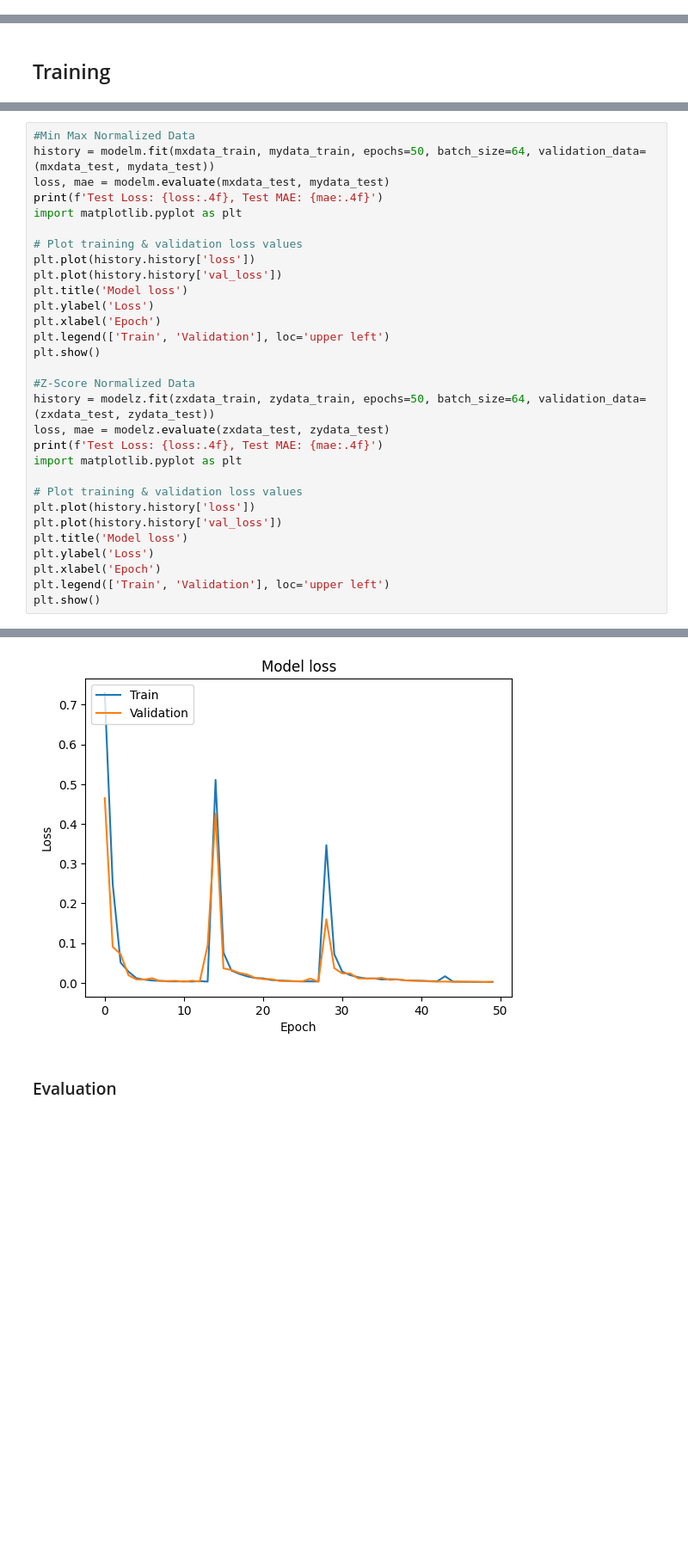
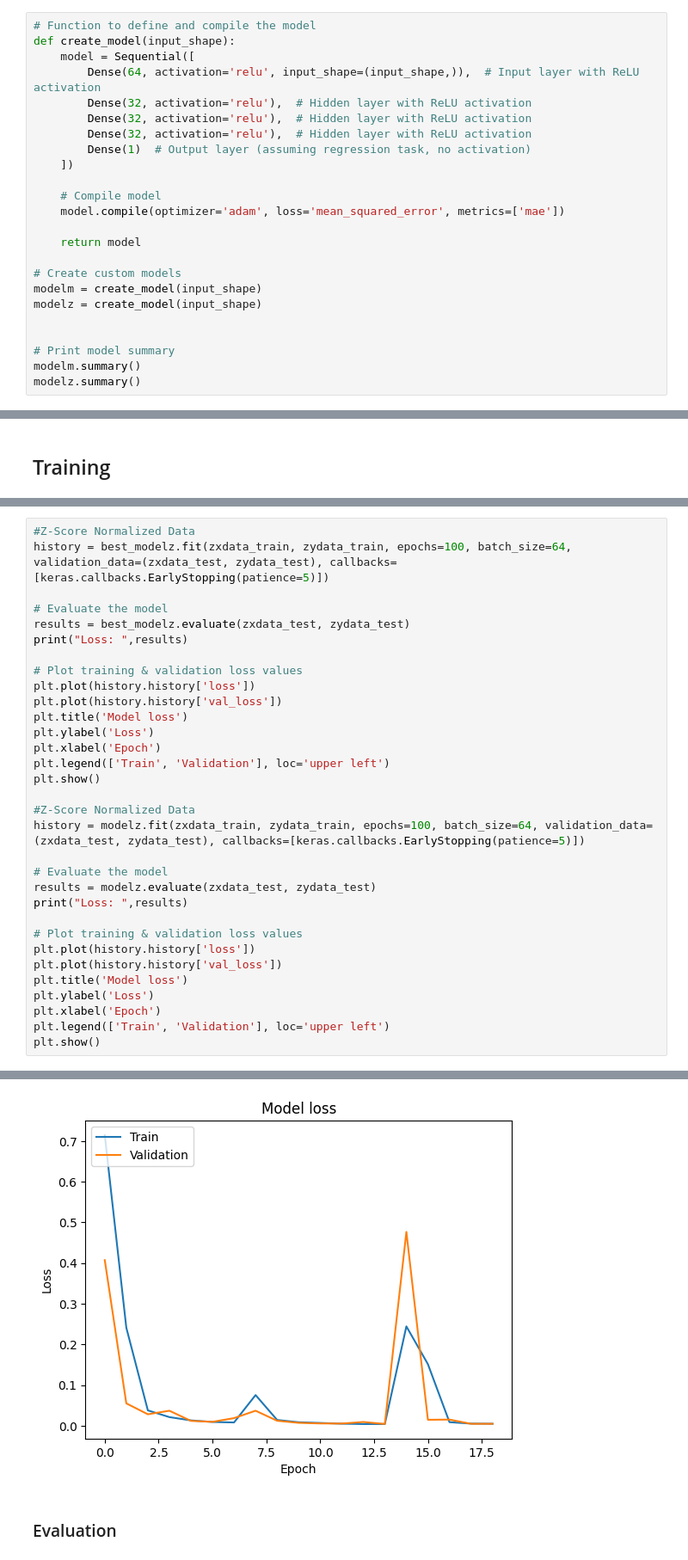
Before and after one commit to saadan1234/Optical-Network-and-Technologies, a Jupyter notebook: NeuralNet.ipynb, the cells around one changed output, grey strips where cells are left out. Shown at 86% size. Drawn from its saved outputs; the diff is of its cells as text; blank space fills up the shorter version.

```diff
--- a/NeuralNet.ipynb
+++ b/NeuralNet.ipynb
@@ -478,0 +406,24 @@ Validation MAE: 0.08204513043165207
+# %%
+# Function to define and compile the model
+def create_model(input_shape):
+    model = Sequential([
+        Dense(64, activation='relu', input_shape=(input_shape,)),  # Input layer with ReLU activation
+        Dense(32, activation='relu'),  # Hidden layer with ReLU activation
+        Dense(32, activation='relu'),  # Hidden layer with ReLU activation
+        Dense(32, activation='relu'),  # Hidden layer with ReLU activation
+        Dense(1)  # Output layer (assuming regression task, no activation)
+    ])
+
+    # Compile model
+    model.compile(optimizer='adam', loss='mean_squared_error', metrics=['mae'])
+
+    return model
+
+# Create custom models
+modelm = create_model(input_shape)
+modelz = create_model(input_shape)
+
+
+# Print model summary
+modelm.summary()
+modelz.summary()
@@ -481,9 +519,10 @@ Validation MAE: 0.08204513043165207
 # %%
-#Min Max Normalized Data
-history = modelm.fit(mxdata_train, mydata_train, epochs=50, batch_size=64, validation_data=(mxdata_test, mydata_test))
-loss, mae = modelm.evaluate(mxdata_test, mydata_test)
-print(f'Test Loss: {loss:.4f}, Test MAE: {mae:.4f}')
-import matplotlib.pyplot as plt
+#Z-Score Normalized Data
+history = best_modelz.fit(zxdata_train, zydata_train, epochs=100, batch_size=64, validation_data=(zxdata_test, zydata_test), callbacks=[keras.callbacks.EarlyStopping(patience=5)])
+
+# Evaluate the model
+results = best_modelz.evaluate(zxdata_test, zydata_test)
+print("Loss: ",results)
 
 # Plot training & validation loss values
 plt.plot(history.history['loss'])
@@ -495,10 +534,11 @@ plt.legend(['Train', 'Validation'], loc='upper left')
 plt.show()
 
 #Z-Score Normalized Data
-history = modelz.fit(zxdata_train, zydata_train, epochs=50, batch_size=64, validation_data=(zxdata_test, zydata_test))
-loss, mae = modelz.evaluate(zxdata_test, zydata_test)
-print(f'Test Loss: {loss:.4f}, Test MAE: {mae:.4f}')
-import matplotlib.pyplot as plt
+history = modelz.fit(zxdata_train, zydata_train, epochs=100, batch_size=64, validation_data=(zxdata_test, zydata_test), callbacks=[keras.callbacks.EarlyStopping(patience=5)])
+
+# Evaluate the model
+results = modelz.evaluate(zxdata_test, zydata_test)
+print("Loss: ",results)
 
 # Plot training & validation loss values
 plt.plot(history.history['loss'])
@@ -547,4 +584,4 @@ Test Loss: 0.0028, Test MAE: 0.0314
-[figure, old version]
+[figure, new version]
 # %% [markdown]
 ### Evaluation
 # %%
```
Also changed, not shown: parts of 25 cells of this notebook.
